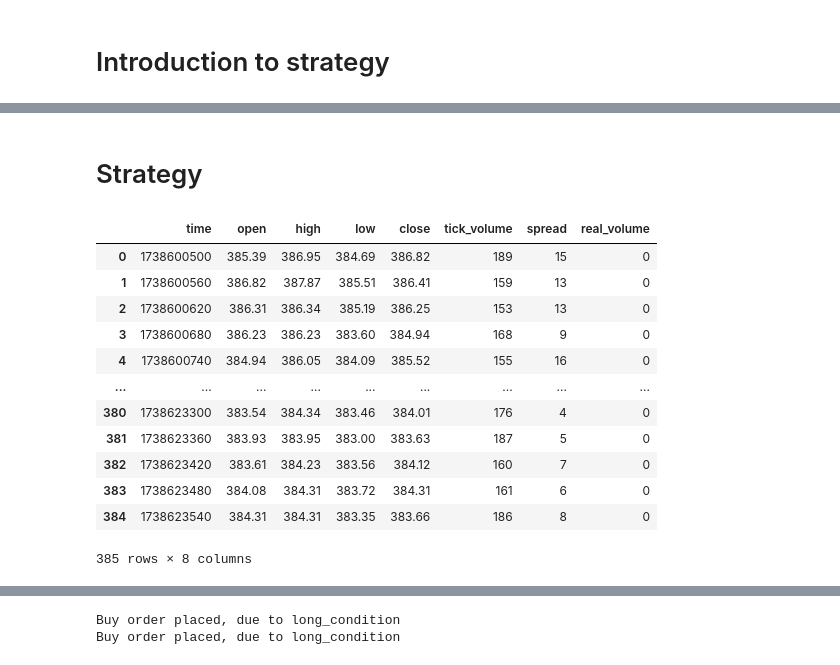
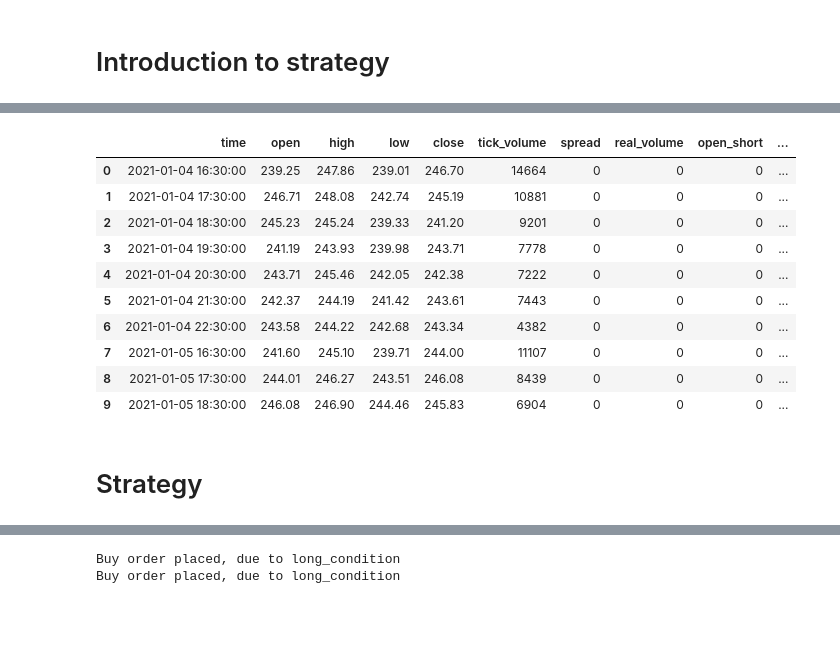
Before and after one commit to kgudalewski/trading, a Jupyter notebook: trading_bot.ipynb, the cells around one changed output, grey strips where cells are left out. Saved outputs shown, nothing was run; the diff lists cells and outputs as text; code cells hidden in the pictures; blank space fills up the shorter version.

Commit message:
update executing strategy universal real_trade or not

```diff
--- a/trading_bot.ipynb
+++ b/trading_bot.ipynb
@@ -81,9 +86,9 @@ elif not real_trade:
 
   def create_order(order_type, idx=None, ticker=None, qty=None, sl=None , tp=None):
     if order_type == "BUY": # to znaczy otwarcie longa
-      df.loc[idx,"open_long"] = 1 # w ostatnim wierszu , kolumnie open_long sygnalizuje otwarcie longa "1"ką
+      source_df.loc[idx,"open_long"] = 1 # w ostatnim wierszu , kolumnie open_long sygnalizuje otwarcie longa "1"ką
     if order_type == "SELL": # to znaczy otwarcie shorta
-      df.loc[idx,"open_short"] = 1 # w ostatnim wierszu , kolumnie open_short sygnalizuje otwarcie shorta "1"ką
+      source_df.loc[idx,"open_short"] = 1 # w ostatnim wierszu , kolumnie open_short sygnalizuje otwarcie shorta "1"ką
 # %%
 #order close func
 
@@ -116,9 +121,9 @@ elif not real_trade:
 
   def close_order(order_type, idx=None, ticker=None, qty=None, price=None, sl=None , tp=None):
     if order_type == "BUY": # zamkniecie shorta poprzez wykupienie go
-      df.loc[idx,"close_short"] = 1 # w ostatnim wierszu , kolumnie close_short sygnalizuje zamkniecie shorta "1"ką (poprzez wykupienie go)
+      source_df.loc[idx,"close_short"] = 1 # w ostatnim wierszu , kolumnie close_short sygnalizuje zamkniecie shorta "1"ką (poprzez wykupienie go)
     if order_type == "SELL": # zamkniecie longa poprzez sprzedanie go
-      df.loc[idx,"close_long"] = 1 # w ostatnim wierszu , kolumnie close_long sygnalizuje zamkniecie longa "1"ką (poprzez sprzedanie go)
+      source_df.loc[idx,"close_long"] = 1 # w ostatnim wierszu , kolumnie close_long sygnalizuje zamkniecie longa "1"ką (poprzez sprzedanie go)
 # %%
 # preparing df for imitation
 
@@ -161,27 +163,21 @@ qty = 1.0
 # symbol_info = mt5.symbols_get()
 # mt5.symbol_info(ticker)._asdict()
 # %%
-if real_trade:
-  df = pd.read_csv("/content/drive/MyDrive/TSLA_M30_01_2021-11_2024.csv", index_col=0)
-  df = prepare_for_imitation(df)
-  df.head()
+if not real_trade:
+  source_df = prepare_for_imitation(pd.read_csv("/content/drive/MyDrive/TSLA_M30_01_2021-11_2024.csv", index_col=0))
+  display(source_df.iloc[:10])
+# %% [output]
+|  | time | open | high | low | close | tick_volume | spread | real_volume | open_short | ... |
+| 0 | 2021-01-04 16:30:00 | 239.25 | 247.86 | 239.01 | 246.70 | 14664 | 0 | 0 | 0 | ... |
+| 1 | 2021-01-04 17:30:00 | 246.71 | 248.08 | 242.74 | 245.19 | 10881 | 0 | 0 | 0 | ... |
+| 2 | 2021-01-04 18:30:00 | 245.23 | 245.24 | 239.33 | 241.20 | 9201 | 0 | 0 | 0 | ... |
+| 3 | 2021-01-04 19:30:00 | 241.19 | 243.93 | 239.98 | 243.71 | 7778 | 0 | 0 | 0 | ... |
+| 4 | 2021-01-04 20:30:00 | 243.71 | 245.46 | 242.05 | 242.38 | 7222 | 0 | 0 | 0 | ... |
+| 5 | 2021-01-04 21:30:00 | 242.37 | 244.19 | 241.42 | 243.61 | 7443 | 0 | 0 | 0 | ... |
+| 6 | 2021-01-04 22:30:00 | 243.58 | 244.22 | 242.68 | 243.34 | 4382 | 0 | 0 | 0 | ... |
+| 7 | 2021-01-05 16:30:00 | 241.60 | 245.10 | 239.71 | 244.00 | 11107 | 0 | 0 | 0 | ... |
+| 8 | 2021-01-05 17:30:00 | 244.01 | 246.27 | 243.51 | 246.08 | 8439 | 0 | 0 | 0 | ... |
+| 9 | 2021-01-05 18:30:00 | 246.08 | 246.90 | 244.46 | 245.83 | 6904 | 0 | 0 | 0 | ... |
 # %% [markdown]
 # Strategy
-# %%
-ohlc = pd.DataFrame(mt5.copy_rates_range(ticker, mt5.TIMEFRAME_M1, datetime.now() - timedelta(days=7), datetime.now()))
-ohlc
-# %% [output]
-|  | time | open | high | low | close | tick_volume | spread | real_volume |
-| 0 | 1738600500 | 385.39 | 386.95 | 384.69 | 386.82 | 189 | 15 | 0 |
-| 1 | 1738600560 | 386.82 | 387.87 | 385.51 | 386.41 | 159 | 13 | 0 |
-| 2 | 1738600620 | 386.31 | 386.34 | 385.19 | 386.25 | 153 | 13 | 0 |
-| 3 | 1738600680 | 386.23 | 386.23 | 383.60 | 384.94 | 168 | 9 | 0 |
-| 4 | 1738600740 | 384.94 | 386.05 | 384.09 | 385.52 | 155 | 16 | 0 |
-| ... | ... | ... | ... | ... | ... | ... | ... | ... |
-| 380 | 1738623300 | 383.54 | 384.34 | 383.46 | 384.01 | 176 | 4 | 0 |
-| 381 | 1738623360 | 383.93 | 383.95 | 383.00 | 383.63 | 187 | 5 | 0 |
-| 382 | 1738623420 | 383.61 | 384.23 | 383.56 | 384.12 | 160 | 7 | 0 |
-| 383 | 1738623480 | 384.08 | 384.31 | 383.72 | 384.31 | 161 | 6 | 0 |
-| 384 | 1738623540 | 384.31 | 384.31 | 383.35 | 383.66 | 186 | 8 | 0 |
-385 rows × 8 columns
 # %%
```
Also changed, not shown: parts of 6 cells of this notebook.
